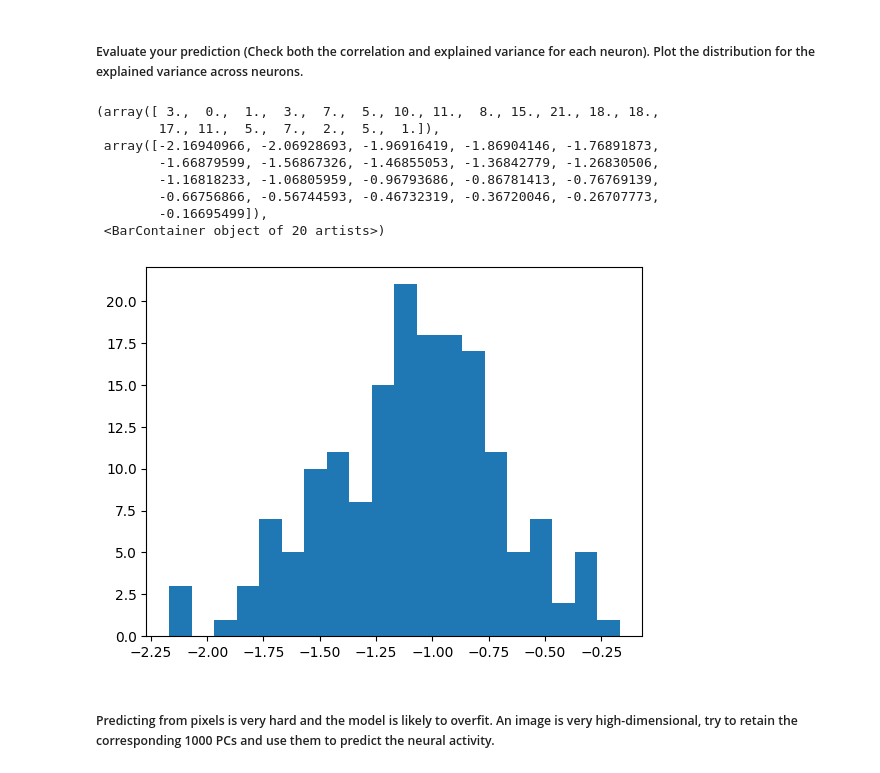
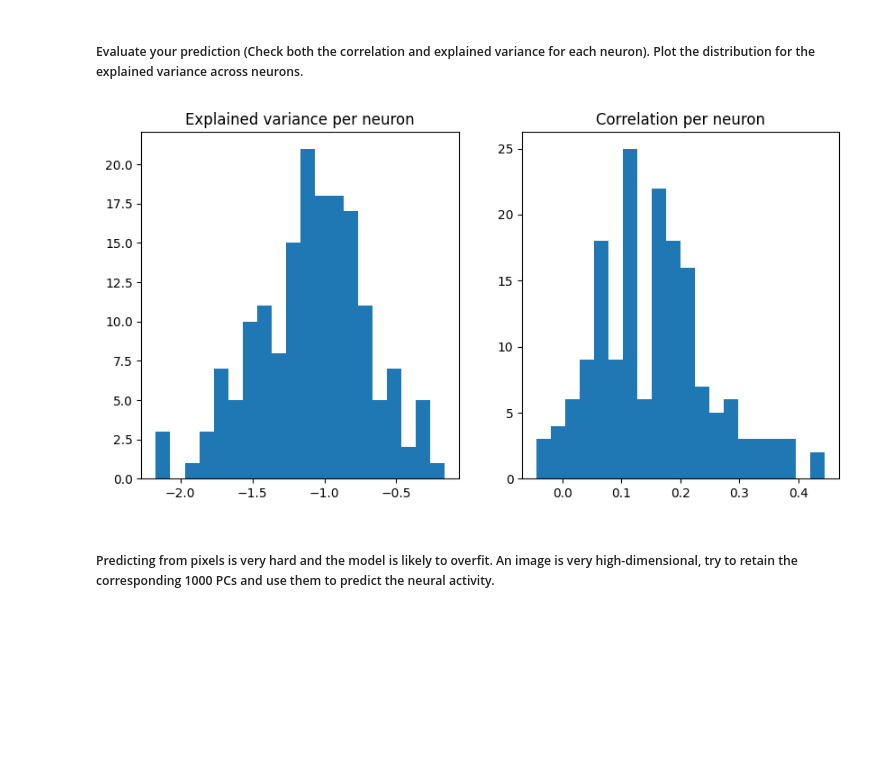
Before and after one commit to ernestoBocini/Brain-Like-Computation-Project, a Jupyter notebook: week5.ipynb, the cells around one changed output. Drawn from its saved outputs; the diff is of its cells as text; code cells hidden in the pictures; blank space fills up the shorter version.

```diff
--- a/week5.ipynb
+++ b/week5.ipynb
@@ -104,26 +123,31 @@ ridge.fit(X_train_augmented, spikes_train)
 y_pred = ridge.predict(X_val_augmented)
 # %% [markdown]
 ##### Evaluate your prediction (Check both the correlation and explained variance for each neuron). Plot the distribution for the explained variance across neurons.
-# %%
-# calculate explained variance score for predictions
-evs = explained_variance_score(spikes_val, y_pred)
-
-# compute the explained variance per neuron
-ev_per_neuron = 1 - np.var(y_pred - spikes_val, axis=0) / np.var(spikes_val, axis=0)
-# print(evs, np.mean(ev_per_neuron)) # they are the same as expected
-
-# print histogram of explained variance per neuron
-plt.hist(ev_per_neuron, bins=20)
-# %% [output]
-(array([ 3.,  0.,  1.,  3.,  7.,  5., 10., 11.,  8., 15., 21., 18., 18.,
-        17., 11.,  5.,  7.,  2.,  5.,  1.]),
- array([-2.16940966, -2.06928693, -1.96916419, -1.86904146, -1.76891873,
-        -1.66879599, -1.56867326, -1.46855053, -1.36842779, -1.26830506,
-        -1.16818233, -1.06805959, -0.96793686, -0.86781413, -0.76769139,
-        -0.66756866, -0.56744593, -0.46732319, -0.36720046, -0.26707773,
-        -0.16695499]),
- <BarContainer object of 20 artists>)
-[figure, removed]
+# %%
+# Explained variance
+ev_per_neuron = explained_variance_score(spikes_val, y_pred, multioutput='raw_values')
+overall_ev = np.mean(ev_per_neuron)
+
+# Correlation between predicted values and real values
+corr_per_neuron = np.diag(np.corrcoef(spikes_val, y_pred, rowvar = False)[:168, 168:])
+overall_corr = np.mean(corr_per_neuron)
+
+# print histogram of explained variance per neuron
+fig, axs = plt.subplots(1, 2, figsize=(10, 5))
+
+# print histogram of explained variance per neuron
+ax = axs[0]
+ax.hist(ev_per_neuron, bins=20)
+ax.set_title('Explained variance per neuron')
+
+# print histogram of correlation per neuron
+ax = axs[1]
+ax.hist(corr_per_neuron, bins=20)
+ax.set_title('Correlation per neuron')
+
+plt.show()
+# %% [output]
+[figure, added]
 # %% [markdown]
 ##### Predicting from pixels is very hard and the model is likely to overfit. An image is very high-dimensional, try to retain the corresponding 1000 PCs and use them to predict the neural activity.
 # %%
```
Also changed, not shown: parts of 12 cells of this notebook, 1 other file.
